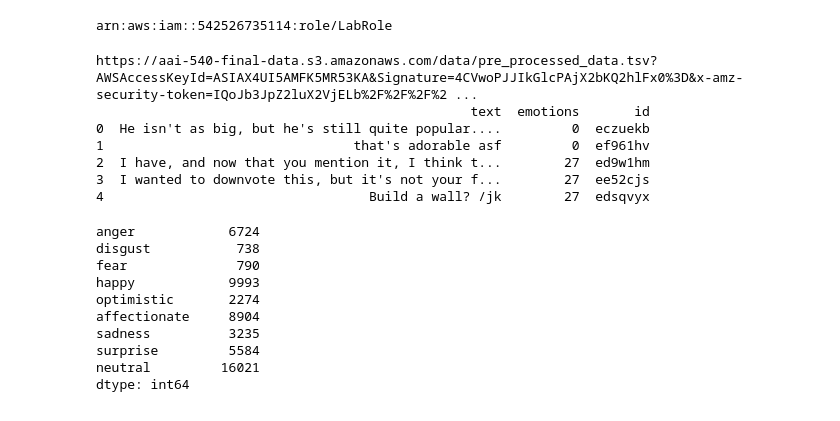
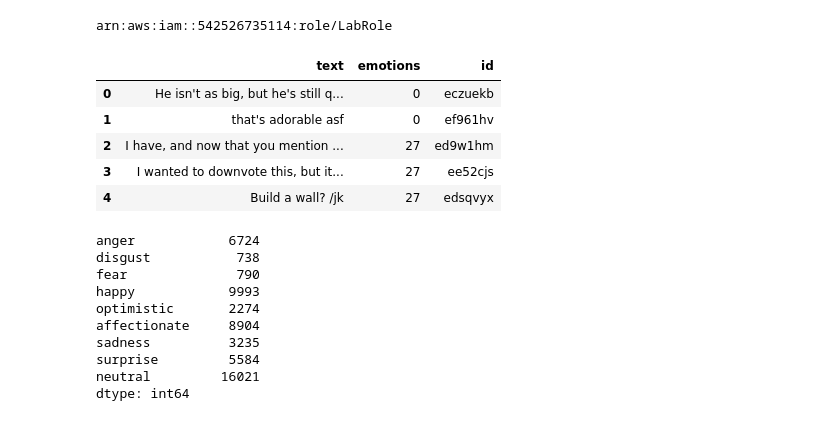
Before and after one commit to jeffreykthomas/AAI-540-Final, a Jupyter notebook: Feature_Store.ipynb, the cells around one changed output. Drawn from its saved outputs; the diff is of its cells as text; code cells hidden in the pictures.

```diff
--- a/Feature_Store.ipynb
+++ b/Feature_Store.ipynb
@@ -41,30 +46,24 @@ arn:aws:iam::542526735114:role/LabRole
 # %%
 # Generate the URL to get 'key-name' from 'bucket-name'
 url = s3.generate_presigned_url(
     ClientMethod='get_object',
     Params={
         'Bucket': bucket_name,
         'Key': s3_path
     }
 )
 
-# Print the URL for debugging
-print(url)
+data_obj = s3.get_object(Bucket=bucket_name, Key=s3_path)
 
-# Use pandas to load the csv file
-try:
-    df = pd.read_csv(url, sep='\t')
-    print(df.head())
-except Exception as e:
-    print(f"Error occurred: {e}")
+df = pd.read_csv(io.BytesIO(data_obj['Body'].read()), delimiter='\t')
+df.head()
 # %% [output]
-https://aai-540-final-data.s3.amazonaws.com/data/pre_processed_data.tsv?AWSAccessKeyId=ASIAX4UI5AMFK5MR53KA&Signature=4CVwoPJJIkGlcPAjX2bKQ2hlFx0%3D&x-amz-security-token=IQoJb3JpZ2luX2VjELb%2F%2F%2F%2 ...
-                                                text  emotions       id
-0  He isn't as big, but he's still quite popular....         0  eczuekb
-1                                that's adorable asf         0  ef961hv
-2  I have, and now that you mention it, I think t...        27  ed9w1hm
-3  I wanted to downvote this, but it's not your f...        27  ee52cjs
-4                                  Build a wall? /jk        27  edsqvyx
+|  | text | emotions | id |
+| 0 | He isn't as big, but he's still q... | 0 | eczuekb |
+| 1 | that's adorable asf | 0 | ef961hv |
+| 2 | I have, and now that you mention ... | 27 | ed9w1hm |
+| 3 | I wanted to downvote this, but it... | 27 | ee52cjs |
+| 4 | Build a wall? /jk | 27 | edsqvyx |
 # %%
 # Loading the file with emotion label names
 emotion_labels_obj = s3.get_object(Bucket=bucket_name, Key='data/emotions.txt')
```
Also changed, not shown: parts of 17 cells of this notebook.
